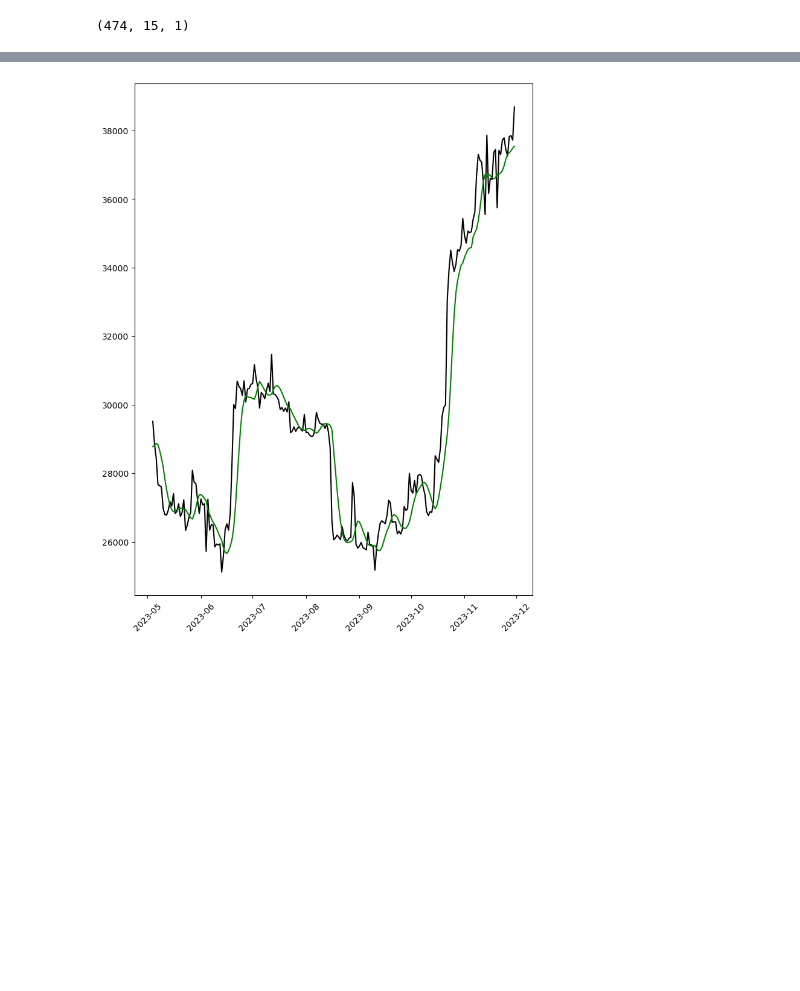
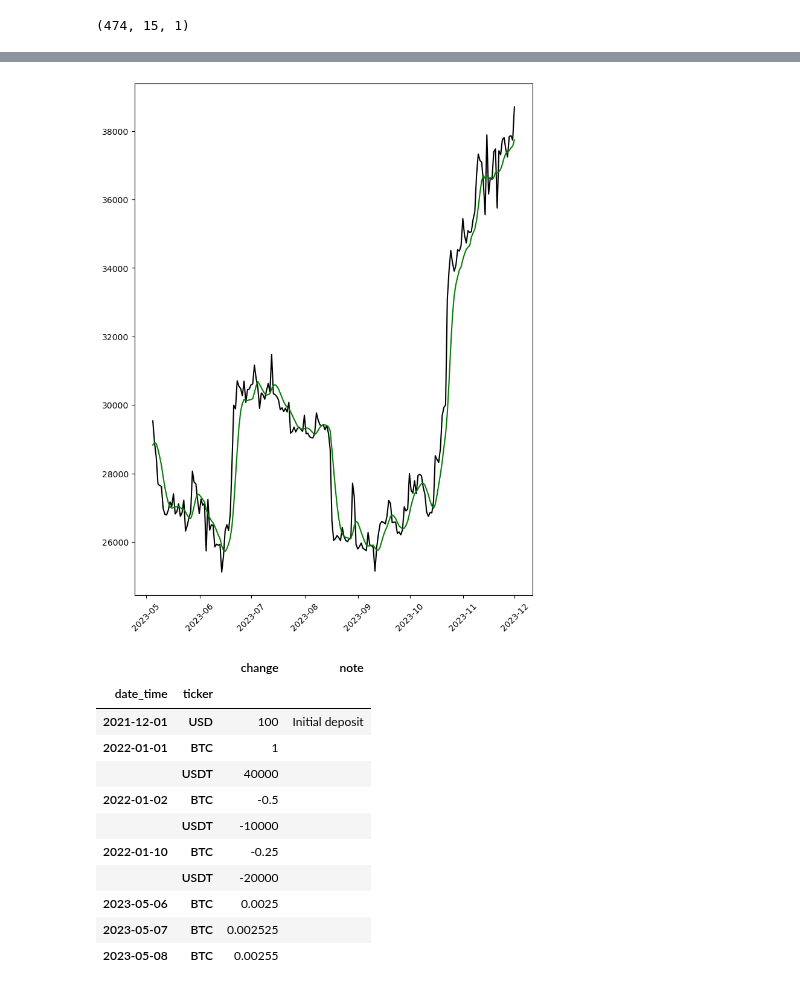
Before and after one commit to ArtemChemist/crypto, a Jupyter notebook: test clases.ipynb, the cells around one changed output, grey strips where cells are left out. Drawn from its saved outputs; the diff is of its cells as text; code cells hidden in the pictures; blank space fills up the shorter version.

```diff
--- a/test clases.ipynb
+++ b/test clases.ipynb
@@ -68,19 +125,19 @@ for slot in slots:
     USDT_USD = public_client.get_product_historic_rates('USDT-USD', slot[0], slot[1], 86400)
     btc_data= pd.DataFrame(BTC_USD)
     btc_data.columns = [ 'date_time', 'low', 'high', 'open', 'close', 'volume' ]
-    btc_data['date_time']= btc_data['date_time'].apply(lambda x: date.fromtimestamp(x))
+    btc_data['date_time']= btc_data['date_time'].apply(lambda x: tmpstemp.fromtimestamp(x))
     btc_data.set_index('date_time', inplace=True)
     BTC.update_history(btc_data)
 
     ETH_data= pd.DataFrame(ETH_USD)
     ETH_data.columns = [ 'date_time', 'low', 'high', 'open', 'close', 'volume' ]
-    ETH_data['date_time']= ETH_data['date_time'].apply(lambda x: date.fromtimestamp(x))
+    ETH_data['date_time']= ETH_data['date_time'].apply(lambda x: tmpstemp.fromtimestamp(x))
     ETH_data.set_index('date_time', inplace=True)
     ETH.update_history(ETH_data)
 
     USDT_data= pd.DataFrame(USDT_USD)
     USDT_data.columns = [ 'date_time', 'low', 'high', 'open', 'close', 'volume' ]
-    USDT_data['date_time']= USDT_data['date_time'].apply(lambda x: date.fromtimestamp(x))
+    USDT_data['date_time']= USDT_data['date_time'].apply(lambda x: tmpstemp.fromtimestamp(x))
     USDT_data.set_index('date_time', inplace=True)
     USDT.update_history(USDT_data)
 # %%
@@ -118,6 +177,8 @@ prediction_days = 15
 scaler  = MinMaxScaler(feature_range=(0,1))
 len_train = int(0.7*len(BTC.history))
 len_test = len(BTC.history) - len_train
+last_date_train = BTC.history.index[len_train]
+first_date_val = BTC.history.index[len_train+1]
 # %%
 #Generate training data
 x_train = []
@@ -167,17 +209,23 @@ Epoch 20/20
 # %%
-input_data = BTC.history['close'].iloc[(len_train-prediction_days):]
+input_data = BTC.history['close'].loc[first_date_val-tmpdelta(days=15):]
 prediction_prices = []
 # Given the new data go one time point after another and make predictions
-for x in range(prediction_days, len(input_data)):
-    model_input = scaler.fit_transform(np.array(input_data[x-prediction_days:x].values).reshape(-1,1) )
-    model_input = np.array(model_input).reshape(1,prediction_days,1)
-    prediction = model.predict(model_input,verbose = 0)
-    prediction = scaler.inverse_transform(prediction)[0][0]
-    print(f'Today:{input_data.iloc[x]}, predicted tomorrow: {prediction}')
-    curr_date = input_data.index[x]
+for curr_date in input_data.index[(prediction_days-1):]:
+    current_day_input = input_data[curr_date - tmpdelta(days=prediction_days-1):curr_date] # Data slice to be used in prediction
+    model_input = scaler.fit_transform(np.array(current_day_input.values).reshape(-1,1) )  # Data scaled as input for the model
+    model_input = np.array(model_input).reshape(1,prediction_days,1)                       # Data shaped as input for the model
+    pred_BTC_price = model.predict(model_input,verbose = 0)                                # Predict
+    pred_BTC_price = scaler.inverse_transform(pred_BTC_price)[0][0]                        # Un-scale to get predicted asset price
+    prediction_prices.append(pred_BTC_price)                                               # Save the result in the output array
+
+    # Format string for output
+    predicted_for_date = current_day_input.index[-1]+tmpdelta(days=1)                      # Get date we are predictig for
+    curr_BTC_price = input_data.loc[curr_date]                                             # Get current asset price
+    print(f'Today ({curr_date}):{curr_BTC_price}, predicted for {predicted_for_date}: {pred_BTC_price}')
+
     current_positions = my_portfolio.get_positions(curr_date)
-    BTC_value = current_positions[current_positions['ticker']=='BTC']['postion_value']
-    if prediction > input_data.iloc[x]:
-        my_portfolio.do_transaction(ticker='BTC', qty = 0.01 * BTC_value, transaction_date=curr_date)
-    prediction_prices.append(prediction)
+    if pred_BTC_price > curr_BTC_price:
+        my_portfolio.update_transactions(ticker='BTC',
+                                    qty = 0.01 * current_positions.loc['BTC', 'position_size'],
+                                    transaction_date=curr_date)
 # %% [output]
@@ -188,14 +251,29 @@ KeyError: 'BTC'
 pred_df = pd.DataFrame(prediction_prices)
 pred_df.columns = ['BTC_predicted']
 plot_test = pd.concat([BTC.history.iloc[len_train:].reset_index(), pred_df[['BTC_predicted']].reset_index()], axis=1)
+
+# Plot the results
+fig, ax = plt.subplots(1, 1, sharex = True)
+fig.set_figheight(11)
+fig.set_figwidth(8.5)
+ax.plot(plot_test['date_time'], plot_test['close'], color = 'black', label = 'Historic price')
+ax.plot(plot_test['date_time'], plot_test['BTC_predicted'], color = 'green', label = 'Historic price')
+for tick in ax.get_xticklabels():
+        tick.set_rotation(45)
+# %% [output]
+[figure, added]
-# %%
-# Plot the results
-fig, ax = plt.subplots(1, 1, sharex = True)
-fig.set_figheight(11)
-fig.set_figwidth(8.5)
-ax.plot(plot_test['date_time'], plot_test['close'], color = 'black', label = 'Historic price')
-ax.plot(plot_test['date_time'], plot_test['BTC_predicted'], color = 'green', label = 'Historic price')
-for tick in ax.get_xticklabels():
-        tick.set_rotation(45)
-# %% [output]
-[figure, removed]
+# %%
+my_portfolio.transactions.head(10)
+# %% [output]
+|  |  | change | note |
+| date_time | ticker |  |  |
+| 2021-12-01 | USD | 100 | Initial deposit |
+| 2022-01-01 | BTC | 1 |  |
+|  | USDT | 40000 |  |
+| 2022-01-02 | BTC | -0.5 |  |
+|  | USDT | -10000 |  |
+| 2022-01-10 | BTC | -0.25 |  |
+|  | USDT | -20000 |  |
+| 2023-05-06 | BTC | 0.0025 |  |
+| 2023-05-07 | BTC | 0.002525 |  |
+| 2023-05-08 | BTC | 0.00255 |  |
```
Also changed, not shown: parts of 8 cells of this notebook.
